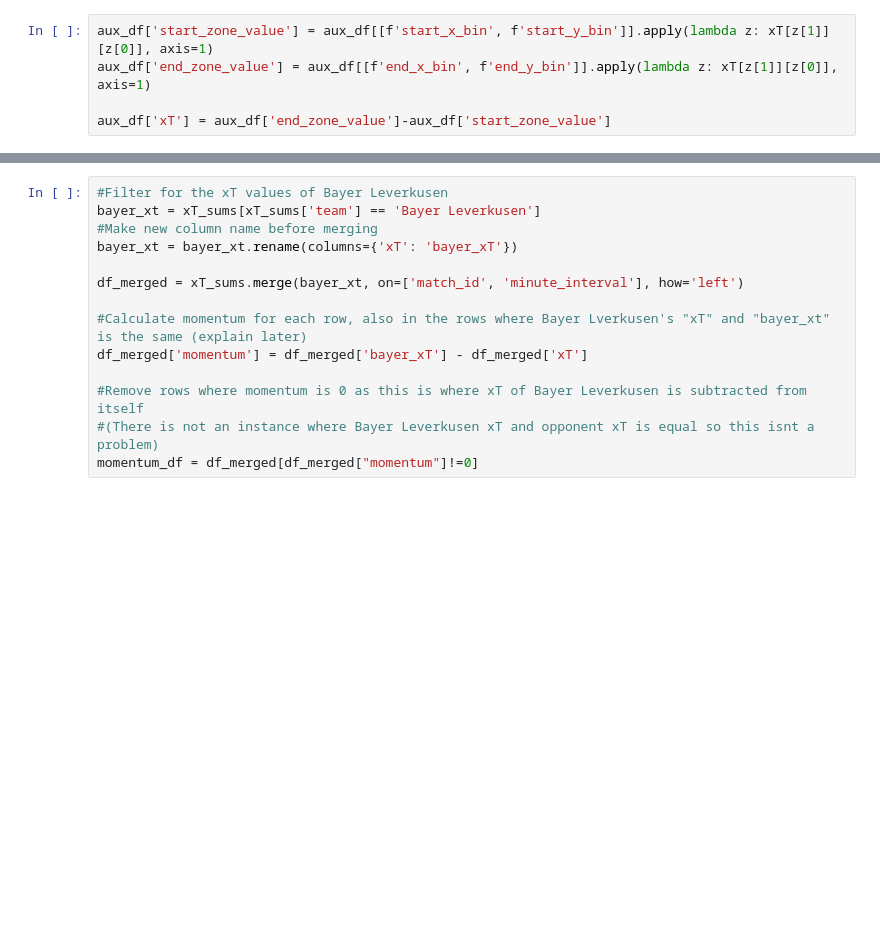
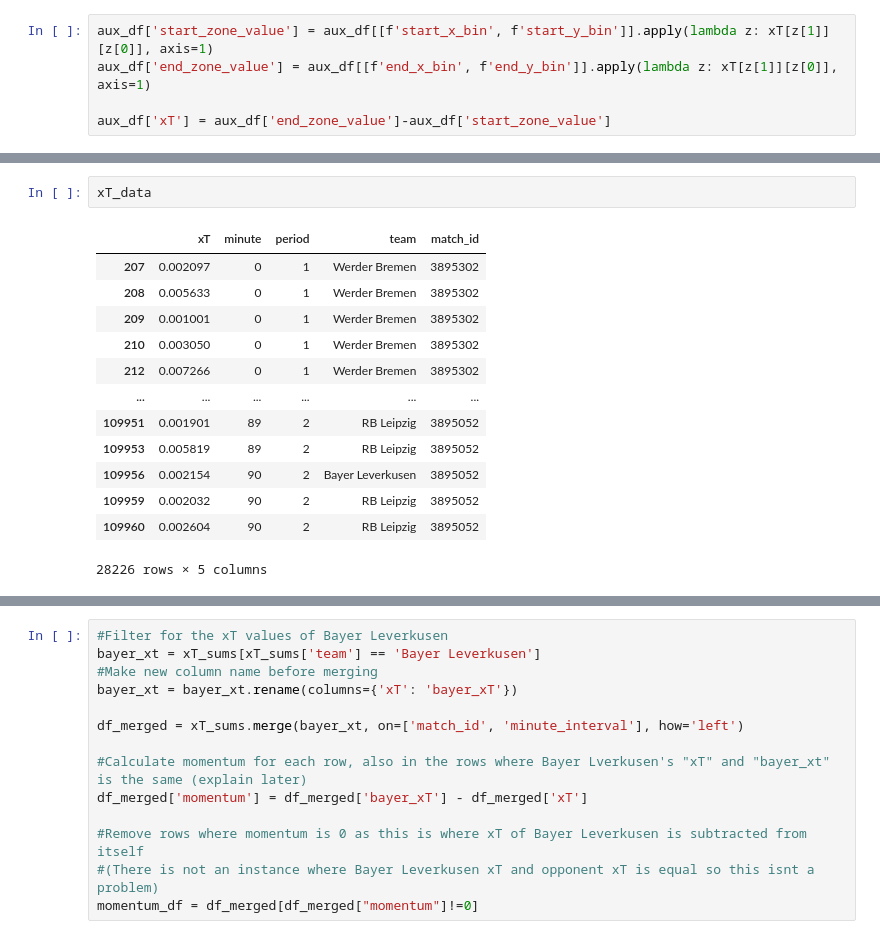
Before and after one commit to Morten-Tejlmand/5-semester, a Jupyter notebook: Momentum df creation.ipynb, the cells around one changed output, grey strips where cells are left out. Cells and saved outputs as stored; diff of their text form; blank space fills up the shorter version.

```diff
--- a/Momentum df creation.ipynb
+++ b/Momentum df creation.ipynb
@@ -69,6 +71,22 @@ Try using .loc[row_indexer,col_indexer] = value instead
 
 See the caveats in the documentation: https://pandas.pydata.org/pandas-docs/stable/user_guide/indexing.html#returning-a-view-versus-a-copy
   df['xT'] = df['end_zone_value']-df['start_zone_value']
+# %%
+xT_data
+# %% [output]
+|  | xT | minute | period | team | match_id |
+| 207 | 0.002097 | 0 | 1 | Werder Bremen | 3895302 |
+| 208 | 0.005633 | 0 | 1 | Werder Bremen | 3895302 |
+| 209 | 0.001001 | 0 | 1 | Werder Bremen | 3895302 |
+| 210 | 0.003050 | 0 | 1 | Werder Bremen | 3895302 |
+| 212 | 0.007266 | 0 | 1 | Werder Bremen | 3895302 |
+| ... | ... | ... | ... | ... | ... |
+| 109951 | 0.001901 | 89 | 2 | RB Leipzig | 3895052 |
+| 109953 | 0.005819 | 89 | 2 | RB Leipzig | 3895052 |
+| 109956 | 0.002154 | 90 | 2 | Bayer Leverkusen | 3895052 |
+| 109959 | 0.002032 | 90 | 2 | RB Leipzig | 3895052 |
+| 109960 | 0.002604 | 90 | 2 | RB Leipzig | 3895052 |
+28226 rows × 5 columns
 # %%
 #Bin minutes into time intervals so minute 3 is now minute 0, minute 14 is minute 10 and so on
 xT_data['minute_interval'] = ((xT_data['minute']) // 5) * 5
```
Also changed, not shown: parts of 5 cells of this notebook, 3 other files.
